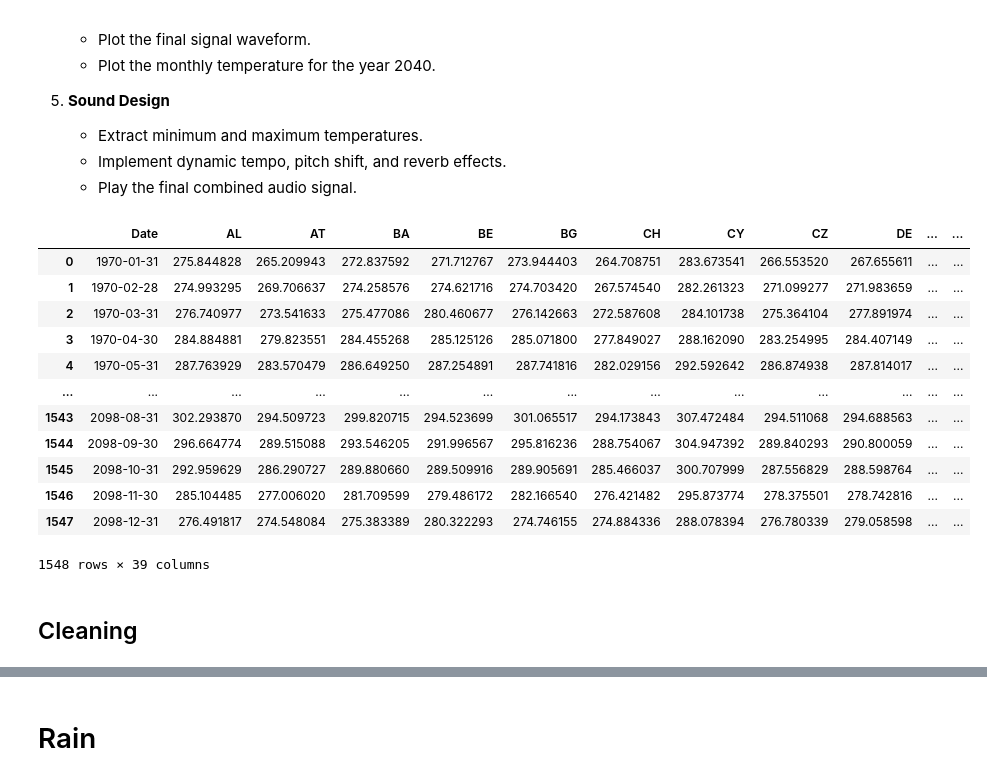
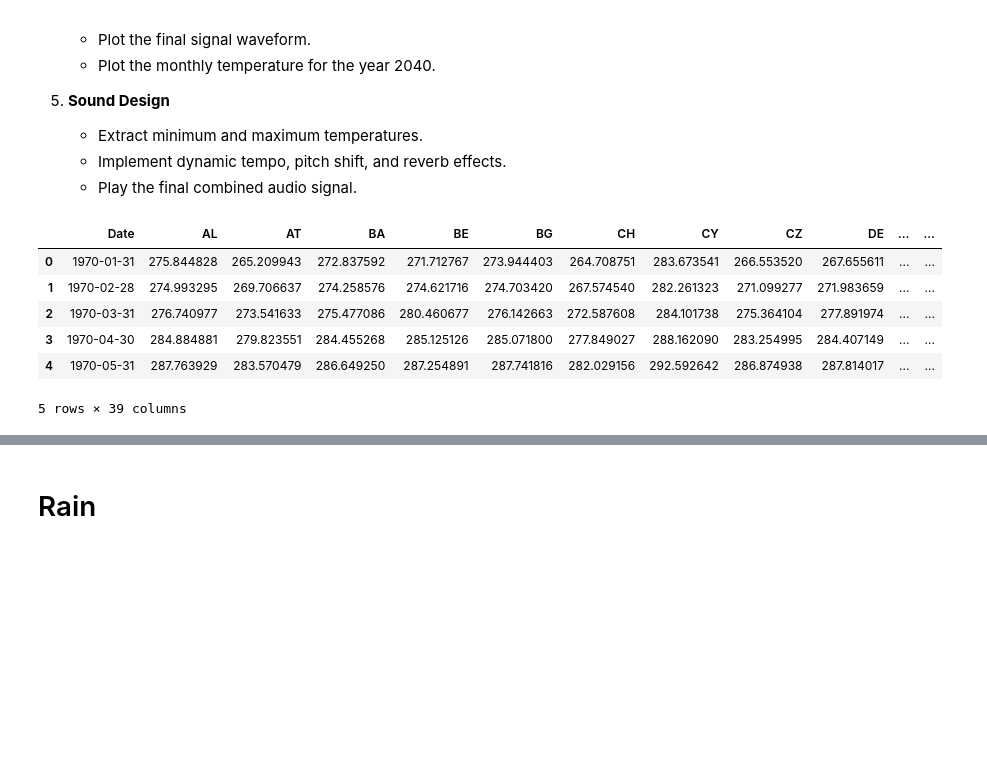
Before and after one commit to gpols/Sonification, a Jupyter notebook: main/signals.ipynb, the cells around one changed output, grey strips where cells are left out. Saved outputs shown, nothing was run; the diff lists cells and outputs as text; code cells hidden in the pictures; blank space fills up the shorter version.

```diff
--- a/main/signals.ipynb
+++ b/main/signals.ipynb
@@ -36,34 +36,26 @@ from effects import *
 # %%
 # Adjust the relative path to the correct location
 notebook_dir = os.getcwd()
 temp_path = os.path.join(notebook_dir, '..', 'data_files', 'temperature.csv')
 
 # Skip metadata rows and read the data
 temp_df = pd.read_csv(
     temp_path,
     skiprows=52,  # Skip rows up to the actual data header
     sep=',',      # Specify the correct delimiter (comma in this case)
     engine='python',  # Use Python engine for flexible parsing
     on_bad_lines='skip'  # Skip any problematic rows
 )
 
-temp_df
+temp_df.head()
 # %% [output]
 |  | Date | AL | AT | BA | BE | BG | CH | CY | CZ | DE | ... | ... |
 | 0 | 1970-01-31 | 275.844828 | 265.209943 | 272.837592 | 271.712767 | 273.944403 | 264.708751 | 283.673541 | 266.553520 | 267.655611 | ... | ... |
 | 1 | 1970-02-28 | 274.993295 | 269.706637 | 274.258576 | 274.621716 | 274.703420 | 267.574540 | 282.261323 | 271.099277 | 271.983659 | ... | ... |
 | 2 | 1970-03-31 | 276.740977 | 273.541633 | 275.477086 | 280.460677 | 276.142663 | 272.587608 | 284.101738 | 275.364104 | 277.891974 | ... | ... |
 | 3 | 1970-04-30 | 284.884881 | 279.823551 | 284.455268 | 285.125126 | 285.071800 | 277.849027 | 288.162090 | 283.254995 | 284.407149 | ... | ... |
 | 4 | 1970-05-31 | 287.763929 | 283.570479 | 286.649250 | 287.254891 | 287.741816 | 282.029156 | 292.592642 | 286.874938 | 287.814017 | ... | ... |
-| ... | ... | ... | ... | ... | ... | ... | ... | ... | ... | ... | ... | ... |
-| 1543 | 2098-08-31 | 302.293870 | 294.509723 | 299.820715 | 294.523699 | 301.065517 | 294.173843 | 307.472484 | 294.511068 | 294.688563 | ... | ... |
-| 1544 | 2098-09-30 | 296.664774 | 289.515088 | 293.546205 | 291.996567 | 295.816236 | 288.754067 | 304.947392 | 289.840293 | 290.800059 | ... | ... |
-| 1545 | 2098-10-31 | 292.959629 | 286.290727 | 289.880660 | 289.509916 | 289.905691 | 285.466037 | 300.707999 | 287.556829 | 288.598764 | ... | ... |
-| 1546 | 2098-11-30 | 285.104485 | 277.006020 | 281.709599 | 279.486172 | 282.166540 | 276.421482 | 295.873774 | 278.375501 | 278.742816 | ... | ... |
-| 1547 | 2098-12-31 | 276.491817 | 274.548084 | 275.383389 | 280.322293 | 274.746155 | 274.884336 | 288.078394 | 276.780339 | 279.058598 | ... | ... |
-1548 rows × 39 columns
+5 rows × 39 columns
-# %% [markdown]
-## Cleaning
 # %%
 # Ensure 'Date' is parsed as a datetime column
 temp_df['Date'] = pd.to_datetime(temp_df['Date'])
```
Also changed, not shown: parts of 27 cells of this notebook, 2 other files.
